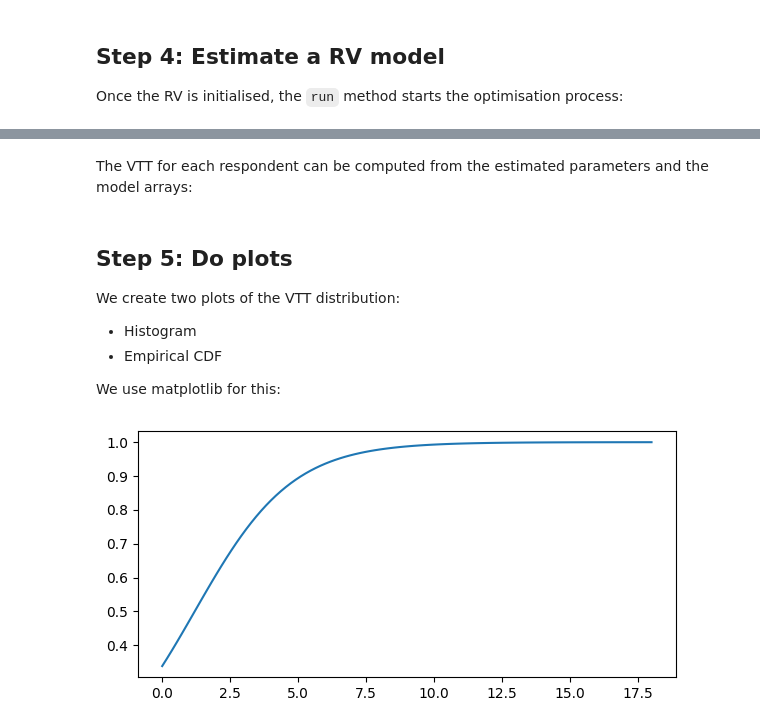
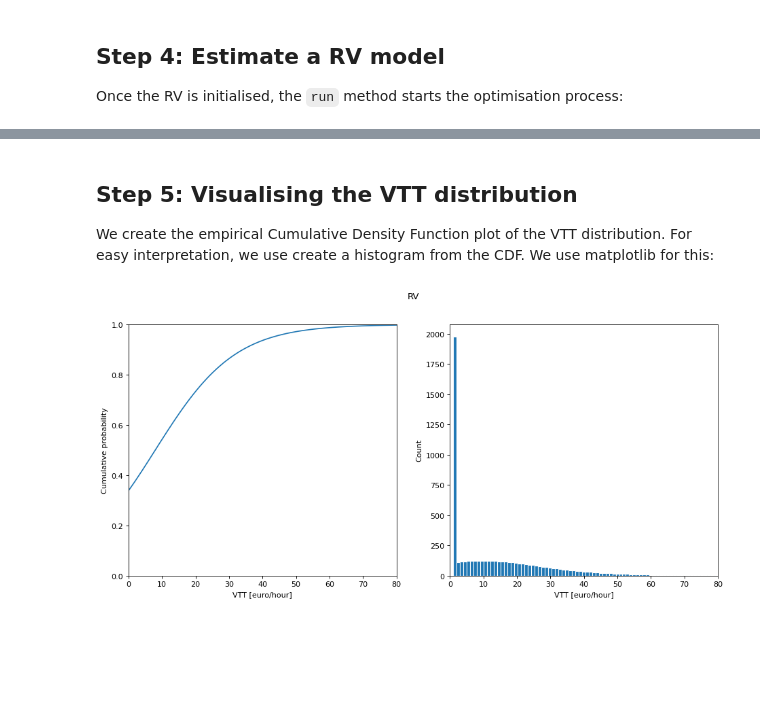
Before and after one commit to ighdez/py-np4vtt, a Jupyter notebook: examples/rv.ipynb, the cells around one changed output, grey strips where cells are left out. Drawn from its saved outputs; the diff is of its cells as text; code cells hidden in the pictures; blank space fills up the shorter version.

```diff
--- a/examples/rv.ipynb
+++ b/examples/rv.ipynb
@@ -38,0 +41,7 @@ Now we create a dictionary to map the required variables for NP4VTT with the var
+# %%
+# Convert to euros
+NOK2euro_exchange_rate = 9
+df[['CostL','CostR']] = df[['CostL','CostR']] .div(NOK2euro_exchange_rate)
+
+# convert to hours
+df[['TimeL','TimeR']] = df[['TimeL','TimeR']] .div(60)
@@ -94,3 +105,5 @@ config = ConfigRV(mleScale=1, mleVTT=0.1, mleMaxIterations=10000)
+# %%
+config = ConfigRV(minimum=0, maximum=100, supportPoints=100, startScale=0, startVTT=1, maxIterations=10000)
 # %% [markdown]
 Now, we create the RV model object that contains the configuration parameters and the data arrays. Then, we initialise the arguments and the initial value of the likelihood function:
 # %%
@@ -98,0 +113,3 @@ initialArgs, initialVal = rv.setupInitialArgs()
+# %%
+vtt_grid = rv.vtt_grid
+vtt_grid
@@ -101,7 +136,7 @@ initialArgs, initialVal = rv.setupInitialArgs()
 
 Once the RV is initialised, the `run` method starts the optimisation process:
 # %%
-x, se, fval, exitflag, output = rv.run(initialArgs)
+x, se, p, init_ll, ll, exitflag = rv.run()
 # %% [markdown]
 The estimated model returns the following information:
 
@@ -138,2 +170,0 @@ VTT    1.193726  0.019966
-# %% [markdown]
-The VTT for each respondent can be computed from the estimated parameters and the model arrays:
@@ -143,18 +171,44 @@ y_pred = np.exp(x[0]*x_pred)/(np.exp(x[0]*x_pred)+np.exp(x[0]*x[1]))
 # %% [markdown]
-## Step 5: Do plots
+## Step 5: Visualising the VTT distribution
 
-We create two plots of the VTT distribution:
-* Histogram
-* Empirical CDF
-
+We create the empirical Cumulative Density Function plot of the VTT distribution. For easy interpretation, we use create a histogram from the CDF.
 We use matplotlib for this:
-# %%
-import matplotlib.pyplot as plt
-fig, ax = plt.subplots(figsize=(6,3), dpi=100)
-
-# ECDF
-ax.plot(x_pred,y_pred)
-
-plt.tight_layout()
-# %% [output]
-[figure, removed]
+# %%
+import matplotlib.pyplot as plt
+
+fig, ax = plt.subplots(1,2,figsize=(14,6), dpi=80)
+
+# Plot CDF
+# ax[0].plot(vtt_grid_midpoints,np.concatenate((0,mean_f),axis=None),marker='o')
+ax[0].plot(vtt_grid,p)
+ax[0].set_xlim(0,80)
+ax[0].set_ylim(0,1)
+ax[0].set_xlabel('VTT [euro/hour]')
+ax[0].set_ylabel('Cumulative probability')
+
+
+# Obtain probabilities from the CDF plot
+pp = ((np.append(p, 0)-np.append(0,p)))
+pp[pp<0] = 0
+pp = (np.divide(pp,np.sum(pp)))
+pp[-1] = 0
+pp = np.append(0,pp)
+
+# Construct data points
+data_hist = []
+# for n in range(0,len(vtt_grid_midpoints)):
+#     dat = [vtt_grid_midpoints[n]]*np.round((pp[n]*descriptives.NP)).astype(int)
+#     data_hist = np.append(data_hist,dat)
+for n in range(0,len(vtt_grid)):
+    dat = [vtt_grid[n]]*np.round((pp[n]*descriptives.NP)).astype(int)
+    data_hist = np.append(data_hist,dat)
+
+# Plot histogram
+ax[1].set_xlim(0,80)
+ax[1].set_xlabel('VTT [euro/hour]')
+ax[1].set_ylabel('Count')
+ax[1].hist(data_hist, bins = vtt_grid,edgecolor="white")
+fig.suptitle('RV')
+plt.show()
+# %% [output]
+[figure, added]
```
Also changed, not shown: parts of 11 cells of this notebook, 5 other files.
